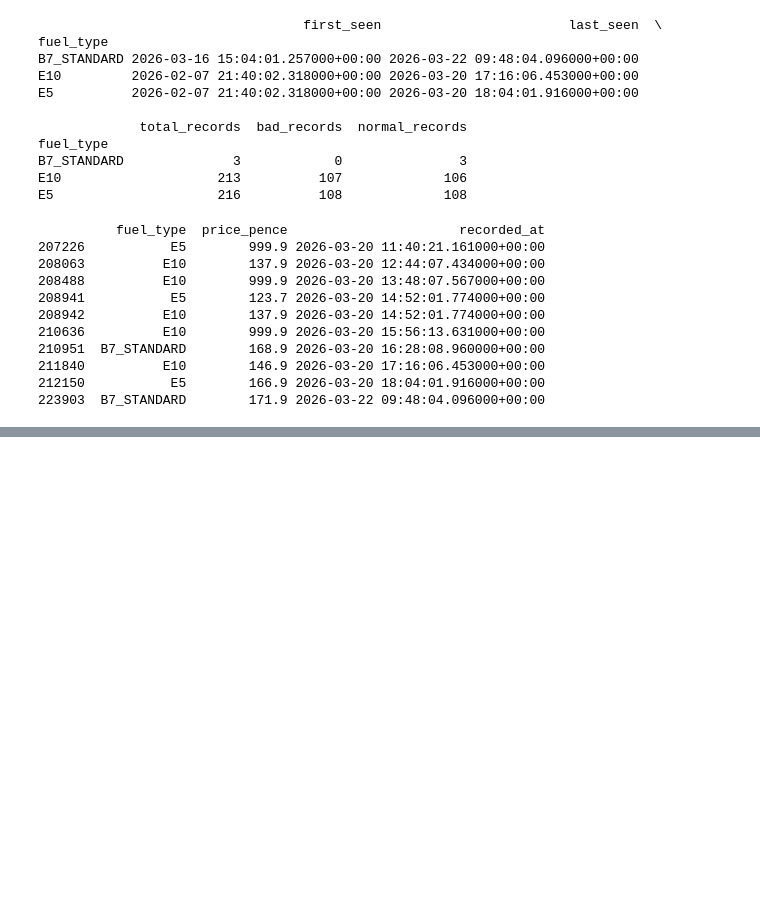
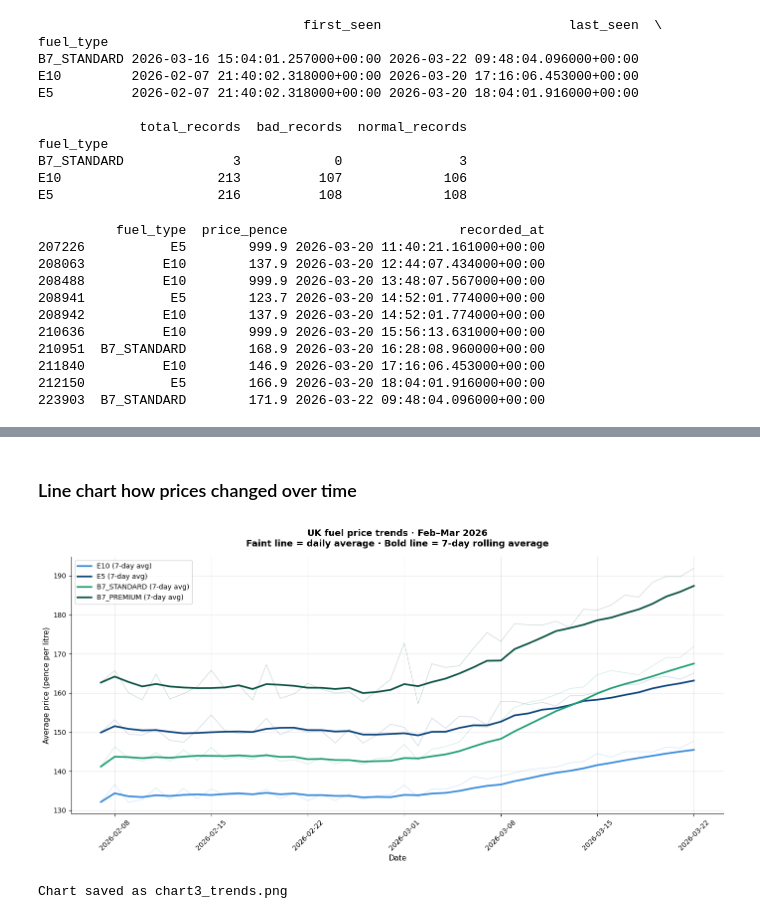
Before and after one commit to suzzzel5/Fule-Price-UK, a Jupyter notebook: notebooks/01_data_analysis.ipynb, the cells around one changed output, grey strips where cells are left out. Saved outputs shown, nothing was run; the diff lists cells and outputs as text; code cells hidden in the pictures; blank space fills up the shorter version.

```diff
--- a/notebooks/01_data_analysis.ipynb
+++ b/notebooks/01_data_analysis.ipynb
@@ -421,0 +564,51 @@ print(station_data.tail(10)[['fuel_type','price_pence','recorded_at']])
+# %% [markdown]
+### Line chart how prices changed over time
+# %%
+#- Chart 3: Price trend over time
+fig, ax = plt.subplots(figsize=(14, 7))
+
+# Focus on the 4 main fuel types (exclude HVO and B10 - too few stations)
+main_fuels = ['E10', 'E5', 'B7_STANDARD', 'B7_PREMIUM']
+colors_line = {
+    'E10':         '#378ADD',
+    'E5':          '#0C447C',
+    'B7_STANDARD': '#1D9E75',
+    'B7_PREMIUM':  '#085041',
+}
+
+for fuel in main_fuels:
+    fuel_data = data_clean[data_clean['fuel_type'] == fuel].copy()
+
+    # Daily average
+    daily = fuel_data.groupby('date')['price_pence'].mean().reset_index()
+    daily['date'] = pd.to_datetime(daily['date'])
+
+    # Plot raw daily average (faint)
+    ax.plot(daily['date'], daily['price_pence'],
+            color=colors_line[fuel], alpha=0.2, linewidth=1)
+
+    # Plot 7-day rolling average (bold) - this is the real trend
+    daily['rolling'] = daily['price_pence'].rolling(window=7, min_periods=1).mean()
+    ax.plot(daily['date'], daily['rolling'],
+            color=colors_line[fuel], linewidth=2.5,
+            label=f"{fuel} (7-day avg)")
+
+# Formatting
+ax.set_xlabel('Date', fontsize=11)
+ax.set_ylabel('Average price (pence per litre)', fontsize=11)
+ax.set_title('UK fuel price trends · Feb–Mar 2026\nFaint line = daily average · Bold line = 7-day rolling average',
+             fontsize=13, fontweight='bold', pad=15)
+ax.legend(fontsize=10, loc='upper left')
+ax.spines['top'].set_visible(False)
+ax.spines['right'].set_visible(False)
+ax.grid(alpha=0.3)
+
+# Rotate x labels
+plt.xticks(rotation=45)
+plt.tight_layout()
+plt.savefig('../figures/chart3_trends.png', dpi=150, bbox_inches='tight')
+plt.show()
+print("Chart saved as chart3_trends.png")
+# %% [output]
+[figure, added]
+Chart saved as chart3_trends.png
```
Also changed, not shown: parts of 9 cells of this notebook.
